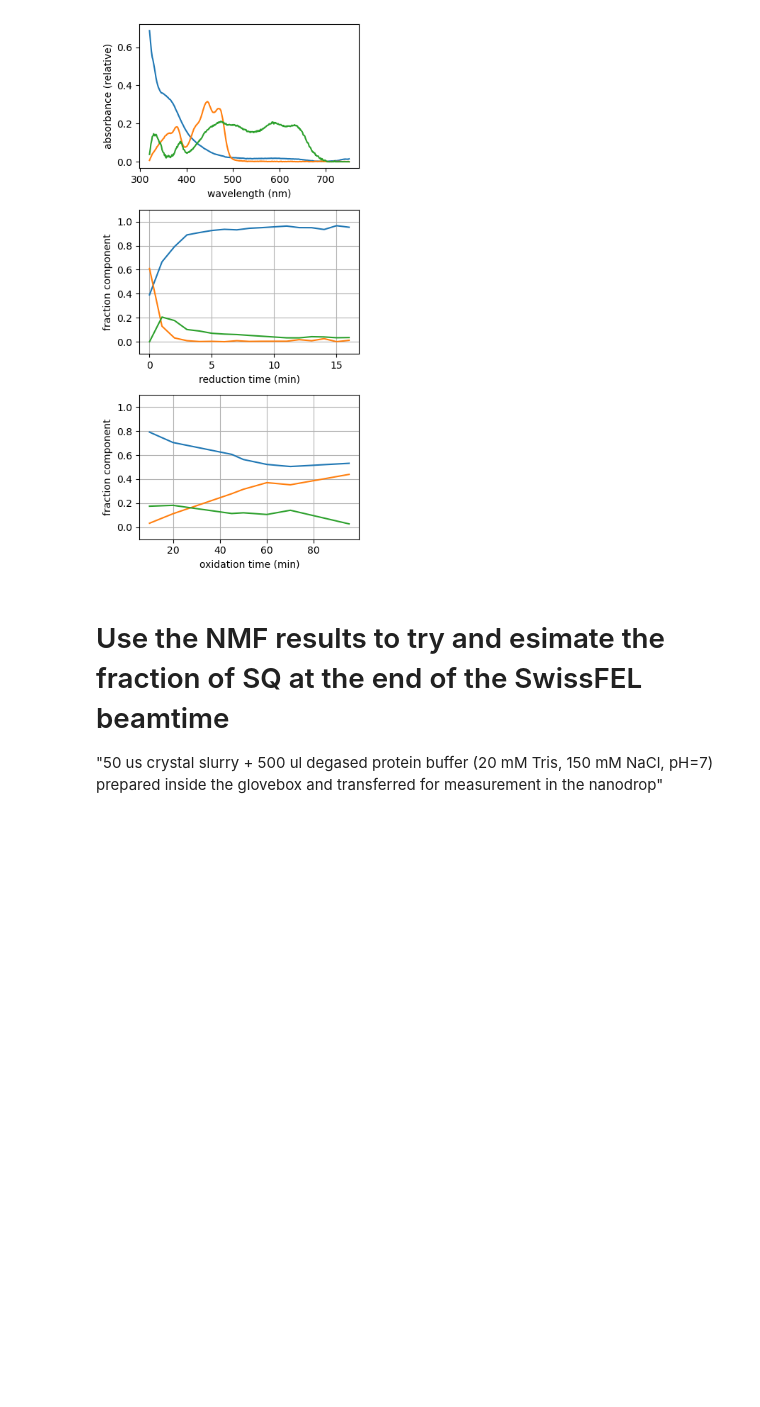
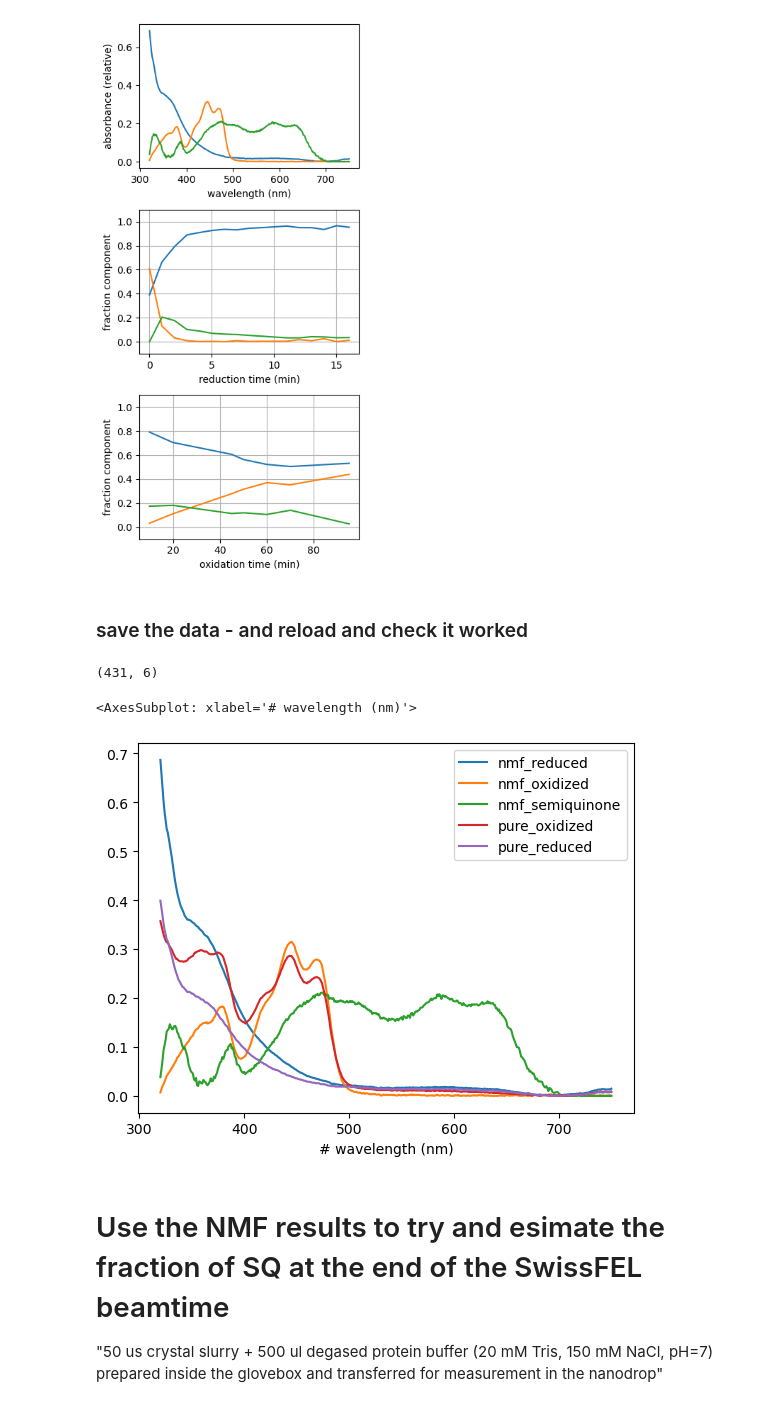
Before and after one commit to tjlane/mmcpd-p19638, a Jupyter notebook: crystal_redox_state/redox-nmf_and_swissfel-redox.ipynb, the cells around one changed output. Drawn from its saved outputs; the diff is of its cells as text; code cells hidden in the pictures; blank space fills up the shorter version.

Commit message:
spectra

```diff
--- a/crystal_redox_state/redox-nmf_and_swissfel-redox.ipynb
+++ b/crystal_redox_state/redox-nmf_and_swissfel-redox.ipynb
@@ -96,6 +96,26 @@ plt.tight_layout()
 plt.show()
 # %% [output]
 [figure]
+# %% [markdown]
+### save the data - and reload and check it worked
+# %%
+nmf_spectra_data = np.vstack([wavelengths, H, spectra[0], spectra[16]]).T
+print(nmf_spectra_data.shape)
+
+np.savetxt(
+    "photolyase_redox_spectra.csv",
+    nmf_spectra_data,
+    delimiter=",",
+    header=",".join(["wavelength (nm)", "nmf_reduced", "nmf_oxidized", "nmf_semiquinone", "pure_oxidized", "pure_reduced"],)
+)
+# %% [output]
+(431, 6)
+# %%
+df = pd.read_csv("photolyase_redox_spectra.csv")
+df.plot(x="# wavelength (nm)")
+# %% [output]
+<AxesSubplot: xlabel='# wavelength (nm)'>
+[figure, added]
 # %% [markdown]
 # Use the NMF results to try and esimate the fraction of SQ at the end of the SwissFEL beamtime
 
```
Also changed, not shown: parts of 2 cells of this notebook, 1 other file.
